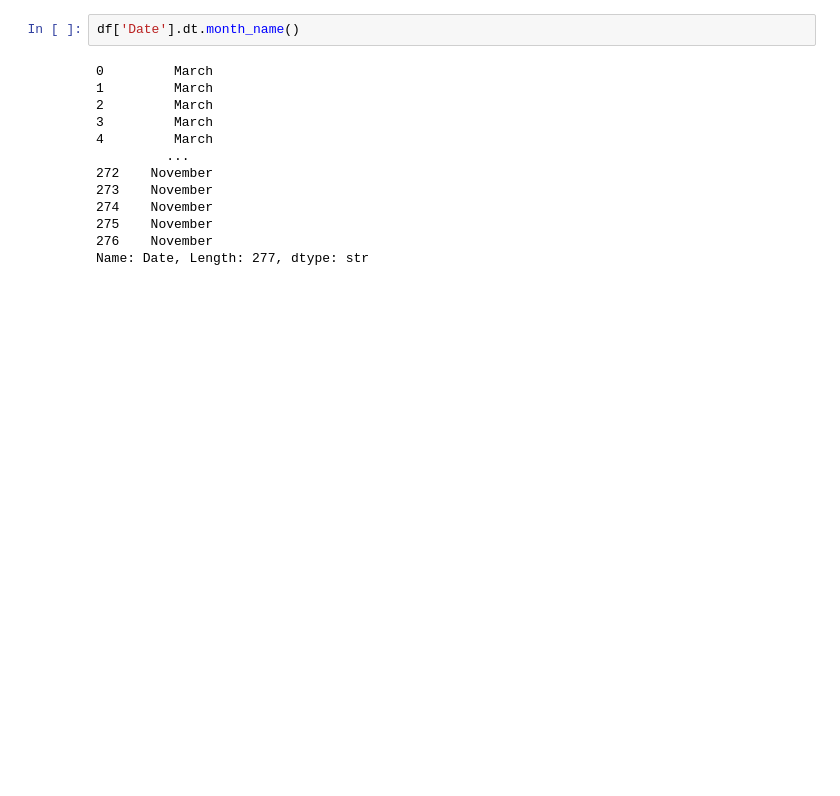
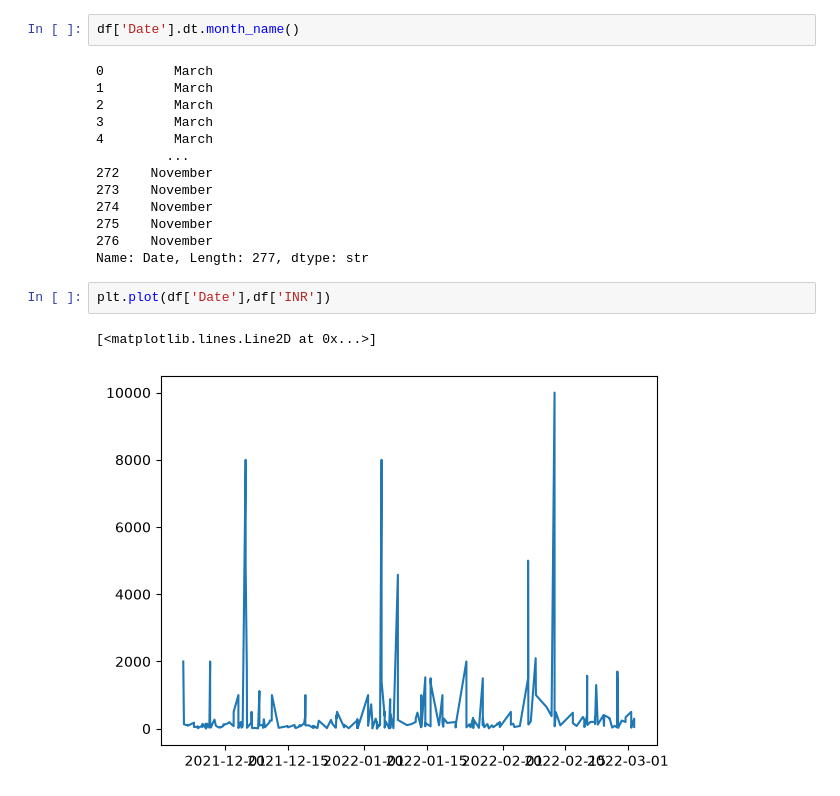
Before and after one commit to SaqibHussain08/Pandas-Learnings, a Jupyter notebook: Pandas DataFrame with CampusX.ipynb, the cells around one changed output. Cells and saved outputs as stored; diff of their text form; blank space fills up the shorter version.

```diff
--- a/Pandas DataFrame with CampusX.ipynb
+++ b/Pandas DataFrame with CampusX.ipynb
@@ -3679,3 +3679,8 @@ df['Date'].dt.month_name()
 275    November
 276    November
 Name: Date, Length: 277, dtype: str
+# %%
+plt.plot(df['Date'],df['INR'])
+# %% [output]
+[<matplotlib.lines.Line2D at 0x...>]
+[figure, added]
```
Also changed, not shown: parts of 8 cells of this notebook.
